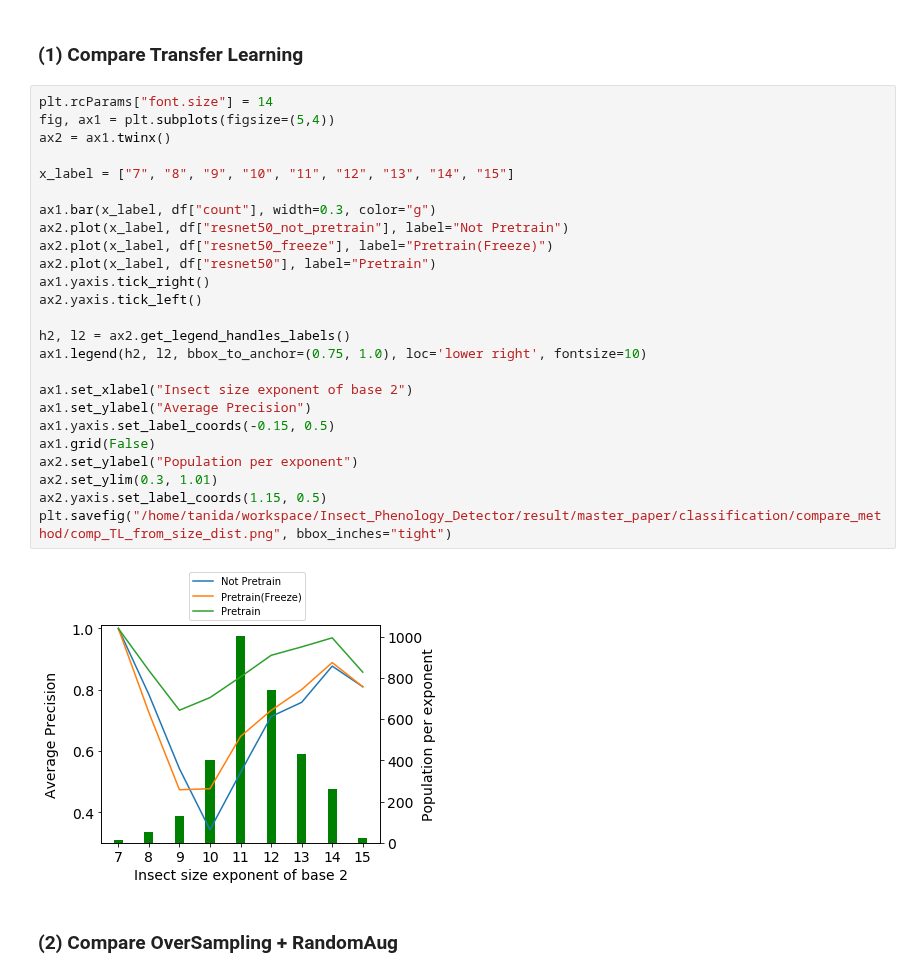
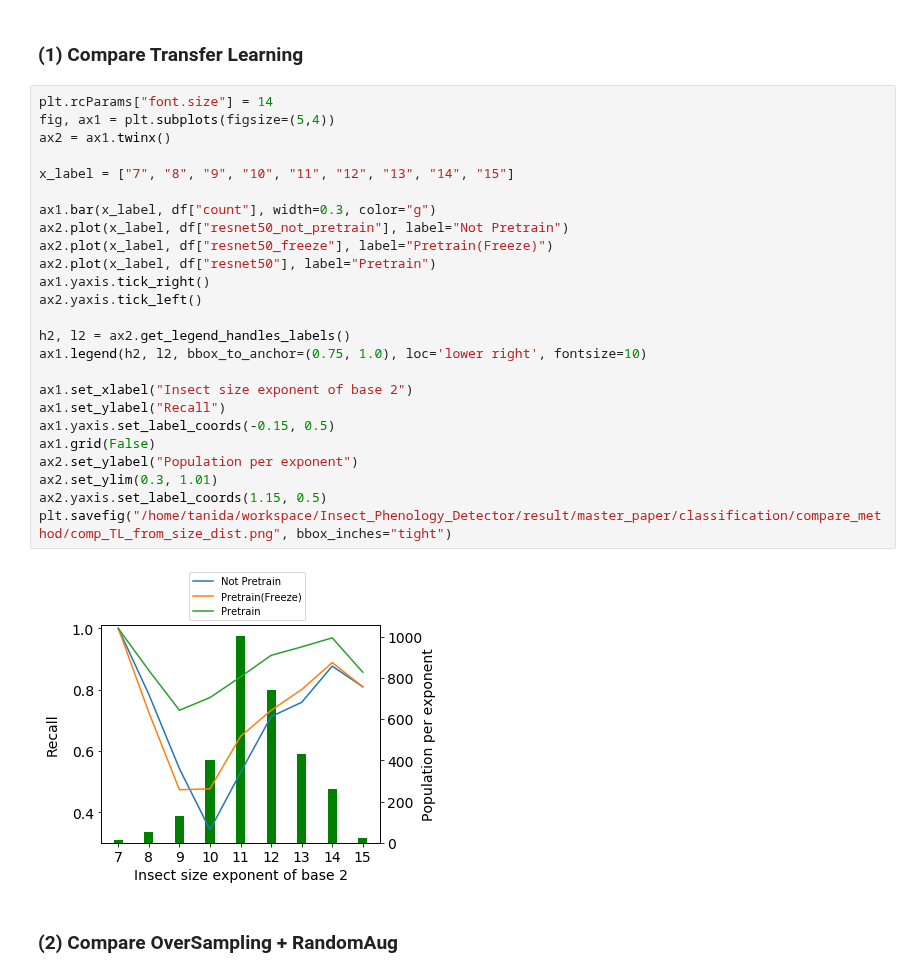
Before and after one commit to keiiti975/Insect_Phenology_Detector, a Jupyter notebook: result/master_paper/classification/compare_method/compare_method.ipynb, the cells around one changed output. Saved outputs shown, nothing was run; the diff lists cells and outputs as text.

Commit message:
remake master paper figure

```diff
--- a/result/master_paper/classification/compare_method/compare_method.ipynb
+++ b/result/master_paper/classification/compare_method/compare_method.ipynb
@@ -186,30 +186,30 @@ df
 # %%
 plt.rcParams["font.size"] = 14
 fig, ax1 = plt.subplots(figsize=(5,4))
 ax2 = ax1.twinx()
 
 x_label = ["7", "8", "9", "10", "11", "12", "13", "14", "15"]
 
 ax1.bar(x_label, df["count"], width=0.3, color="g")
 ax2.plot(x_label, df["resnet50_not_pretrain"], label="Not Pretrain")
 ax2.plot(x_label, df["resnet50_freeze"], label="Pretrain(Freeze)")
 ax2.plot(x_label, df["resnet50"], label="Pretrain")
 ax1.yaxis.tick_right()
 ax2.yaxis.tick_left()
 
 h2, l2 = ax2.get_legend_handles_labels()
 ax1.legend(h2, l2, bbox_to_anchor=(0.75, 1.0), loc='lower right', fontsize=10)
 
 ax1.set_xlabel("Insect size exponent of base 2")
-ax1.set_ylabel("Average Precision")
+ax1.set_ylabel("Recall")
 ax1.yaxis.set_label_coords(-0.15, 0.5)
 ax1.grid(False)
 ax2.set_ylabel("Population per exponent")
 ax2.set_ylim(0.3, 1.01)
 ax2.yaxis.set_label_coords(1.15, 0.5)
 plt.savefig("/home/tanida/workspace/Insect_Phenology_Detector/result/master_paper/classification/compare_method/comp_TL_from_size_dist.png", bbox_inches="tight")
 # %% [output]
-[figure, old version]
+[figure, new version]
 # %% [markdown]
 ### (2) Compare OverSampling + RandomAug
 # %%
```
Also changed, not shown: parts of 2 cells of this notebook, 6 other files.
